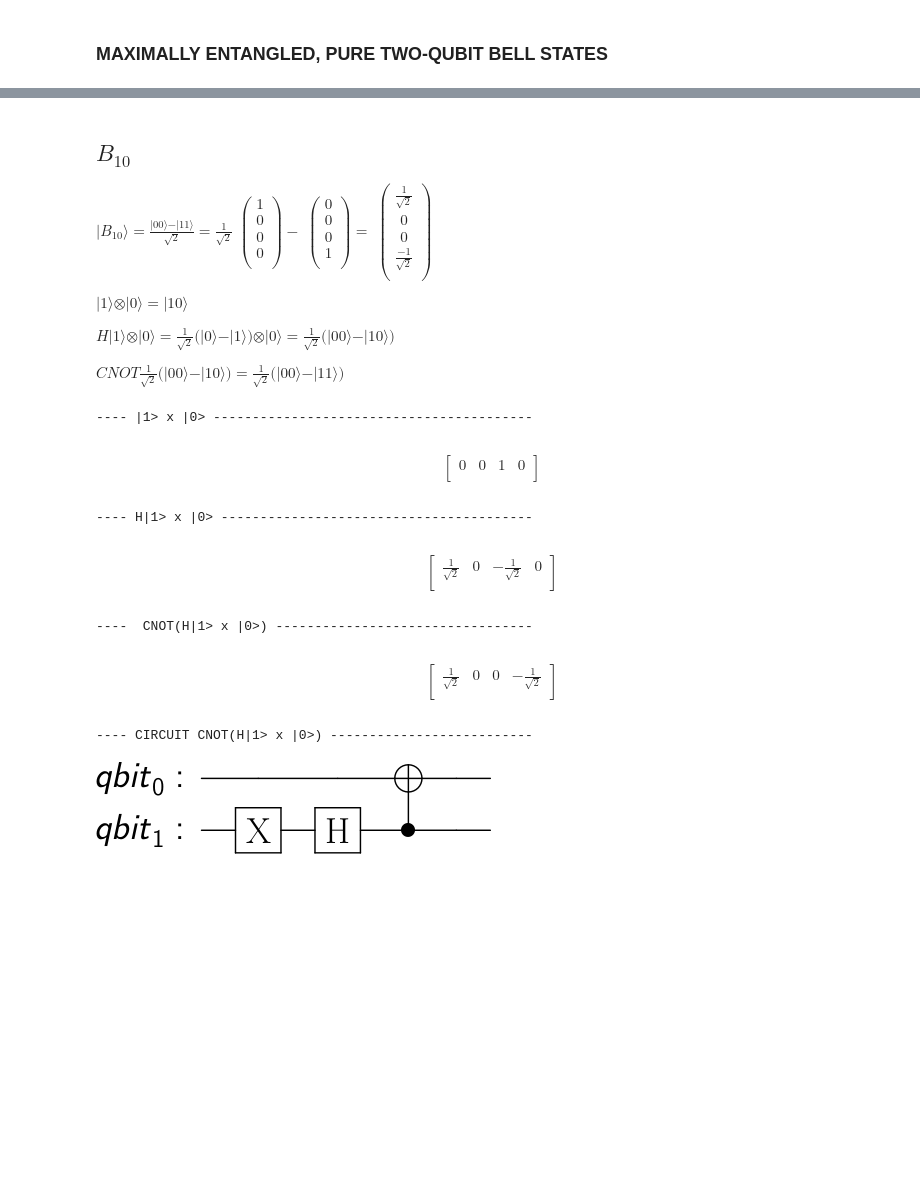
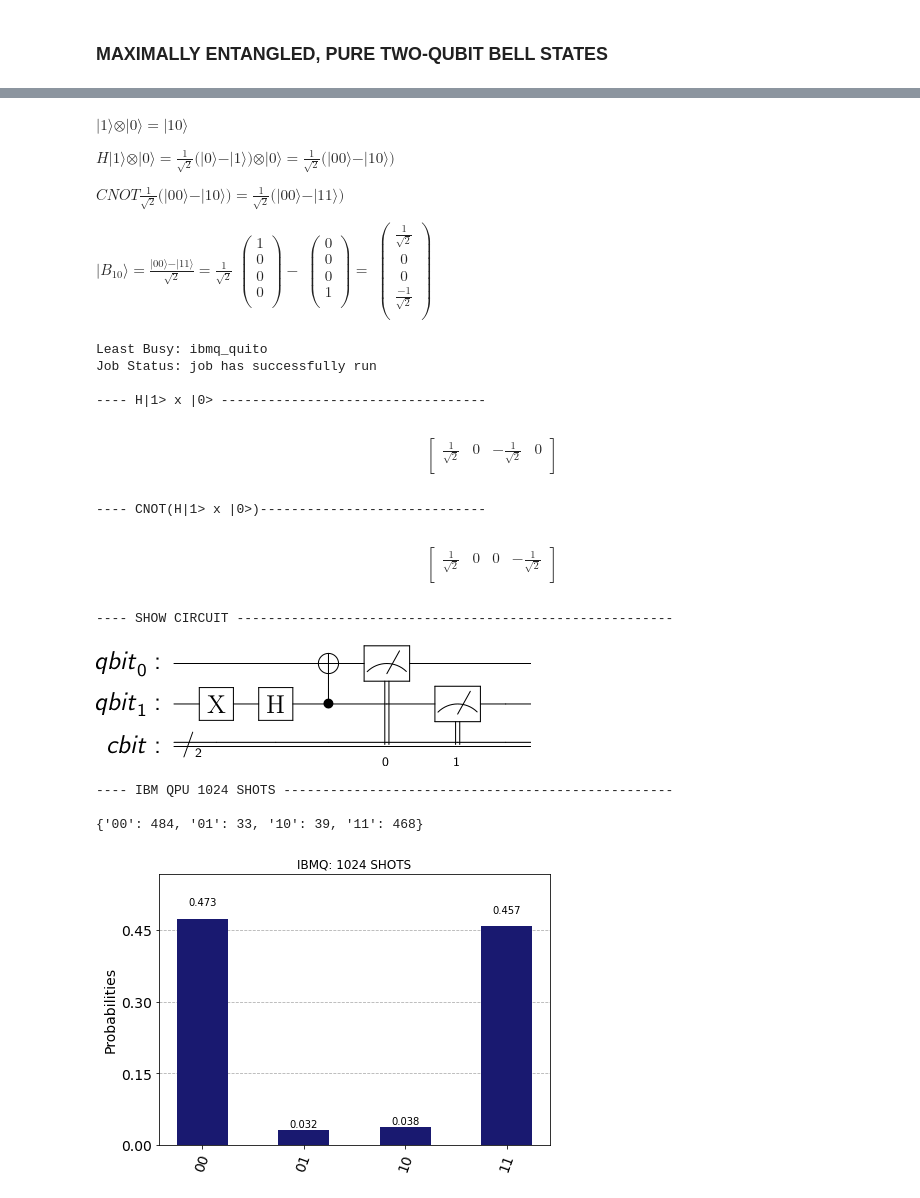
Before and after one commit to katarzynamay/Entanglement-and-Teleportation, a Jupyter notebook: Bells.ipynb, the cells around one changed output, grey strips where cells are left out. Cells and saved outputs as stored; diff of their text form; code cells hidden in the pictures; blank space fills up the shorter version.

```diff
--- a/Bells.ipynb
+++ b/Bells.ipynb
@@ -235,5 +275,11 @@ $$
 # %% [markdown]
-## $ B_{10} $
+
+
+$ \vert 1 \rangle  \otimes \vert 0 \rangle = \vert 1 0 \rangle$
+
+$ H \vert 1 \rangle  \otimes \vert 0 \rangle = \frac{1}{\sqrt{2}} \big( \vert 0 \rangle - \vert 1 \rangle \big) \otimes \vert 0 \rangle = \frac{1}{\sqrt{2}} \big( \vert 0 0 \rangle - \vert 1 0\rangle \big) $
+
+$ CNOT \frac{1}{\sqrt{2}} \big( \vert 0 0 \rangle - \vert 1 0\rangle \big) =  \frac{1}{\sqrt{2}} \big( \vert 0 0 \rangle - \vert 1 1\rangle \big) $
 
 $ \vert B_{10} \rangle = \frac{\vert 0 0 \rangle - \vert 1 1 \rangle}{\sqrt{2}} =  \frac{1}{\sqrt{2}} $
 $
@@ -260,60 +306,32 @@ $
 \frac{-1}{\sqrt{2}} \\
 \end{pmatrix}
 $
-
-$ \vert 1 \rangle  \otimes \vert 0 \rangle = \vert 1 0 \rangle$
-
-$ H \vert 1 \rangle  \otimes \vert 0 \rangle = \frac{1}{\sqrt{2}} \big( \vert 0 \rangle - \vert 1 \rangle \big) \otimes \vert 0 \rangle = \frac{1}{\sqrt{2}} \big( \vert 0 0 \rangle - \vert 1 0\rangle \big) $
-
-$ CNOT \frac{1}{\sqrt{2}} \big( \vert 0 0 \rangle - \vert 1 0\rangle \big) =  \frac{1}{\sqrt{2}} \big( \vert 0 0 \rangle - \vert 1 1\rangle \big) $
 # %%
-qr = QuantumRegister(2, "qbit")
-qc = QuantumCircuit(qr)
+settings = "10"
 
-#NOT/Pauli X Gate
-qc.x(qr[1])
+qc, qr, cr, state1, state2  = generating_epr_pair(settings)
+results_qpu = measurement(qc, qr, cr)
 
-state0 = Statevector(qc)
-
-#Hadamard Gate
-qc.h(qr[1])
-
-state1 = Statevector(qc)
-
-#CNOT Gate
-qc.cx(qr[1],qr[0])
-
-state2 = Statevector(qc)
-
-print("\n---- |1> x |0> -----------------------------------------\n")
-display(state0.draw('latex'))
-
-print("\n---- H|1> x |0> ----------------------------------------\n")
-display(state1.draw('latex'))
-
-print("\n----  CNOT(H|1> x |0>) ---------------------------------\n")
-display(state2.draw('latex'))
-
-print("\n---- CIRCUIT CNOT(H|1> x |0>) --------------------------\n")
-display(qc.draw("latex"))
+output(qc, state1, state2, results_qpu)
 # %% [output]
----- |1> x |0> -----------------------------------------
+Least Busy: ibmq_quito
+Job Status: job has successfully run
+
+---- H|1> x |0> ----------------------------------
 $$
 \begin{bmatrix}
-0 & 0 & 1 & 0  \\
+\tfrac{1}{\sqrt{2}} & 0 & -\tfrac{1}{\sqrt{2}} & 0  \\
  \end{bmatrix}
 $$
----- H|1> x |0> ----------------------------------------
+---- CNOT(H|1> x |0>)-----------------------------
 $$
 \begin{bmatrix}
-\tfrac{1}{\sqrt{2}} & 0 & -\tfrac{1}{\sqrt{2}} & 0  \\
+\tfrac{1}{\sqrt{2}} & 0 & 0 & -\tfrac{1}{\sqrt{2}}  \\
  \end{bmatrix}
 $$
-----  CNOT(H|1> x |0>) ---------------------------------
+---- SHOW CIRCUIT --------------------------------------------------------
-$$
-\begin{bmatrix}
-\tfrac{1}{\sqrt{2}} & 0 & 0 & -\tfrac{1}{\sqrt{2}}  \\
- \end{bmatrix}
-$$
+[figure, new version]
----- CIRCUIT CNOT(H|1> x |0>) --------------------------
+---- IBM QPU 1024 SHOTS --------------------------------------------------
+
+{'00': 484, '01': 33, '10': 39, '11': 468}
-[figure, old version]
+[figure, added]
```
Also changed, not shown: parts of 18 cells of this notebook.
